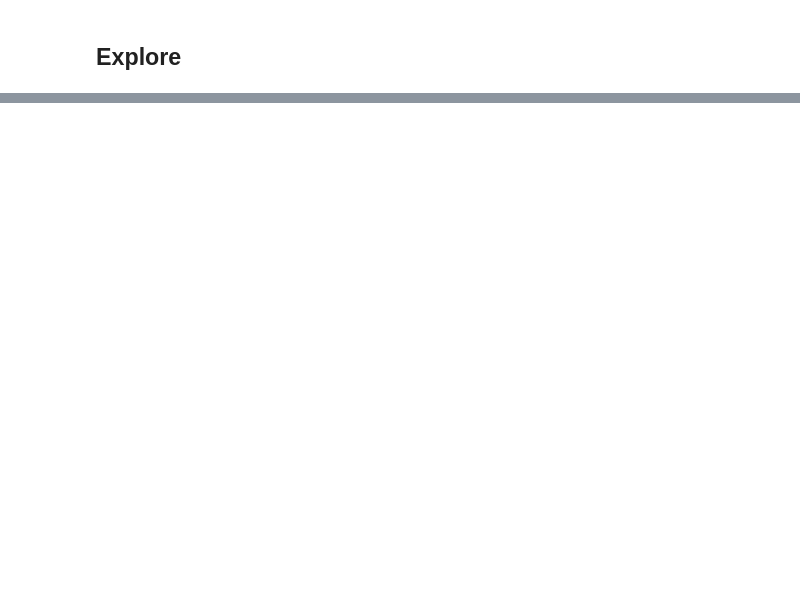
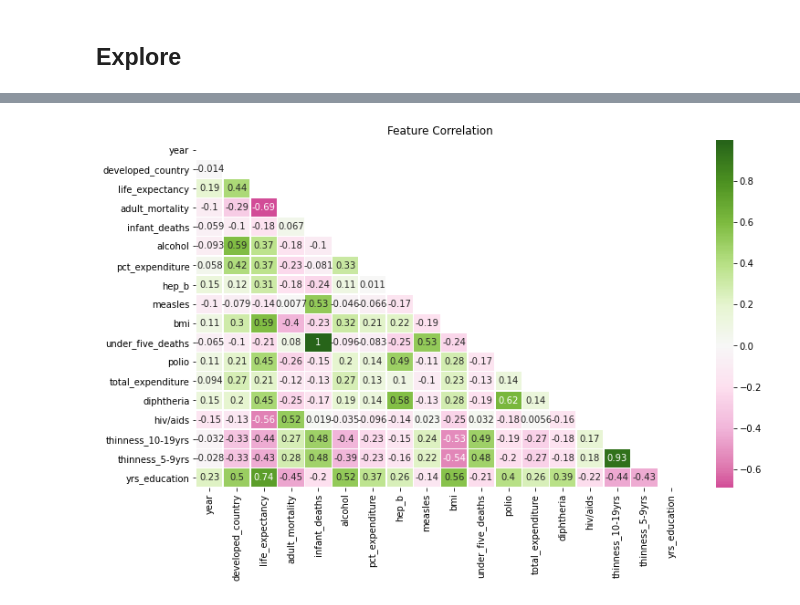
Before and after one commit to DesireeMcElroy/life-expectancy-project, a Jupyter notebook: life_expectancy.ipynb, the cells around one changed output, grey strips where cells are left out. Cells and saved outputs as stored; diff of their text form; code cells hidden in the pictures; blank space fills up the shorter version.

```diff
--- a/life_expectancy.ipynb
+++ b/life_expectancy.ipynb
@@ -220 +176,4 @@ df.dropna(inplace=True)
+# %%
+# handle the nulls using the function I created for the dataframe
+df = wrangle.handle_who_nulls(df)
 # %%
@@ -288,0 +208,3 @@ def robust_scaler(X_train, X_validate, X_test, numeric_cols):
+# %%
+# split data for exploration and scaling
+train, validate, test = wrangle.split_data(df)
@@ -288,0 +215,10 @@ def robust_scaler(X_train, X_validate, X_test, numeric_cols):
+# %%
+# use robust scaler on my dataframe, using robust because some of the data is skewed and
+# has some outliers that cannot be addressed
+
+# assign the columns I want to scale
+numeric_cols = ['year', 'adult_mortality', 'infant_deaths', 'pct_expenditure',
+               'measles', 'under_five_deaths', 'yrs_education']
+
+# use my robust scaler function to scaled my X dataframes
+train_scaled, validate_scaled, test_scaled, numeric_cols = wrangle.robust_scaler(train, validate, test, numeric_cols)
@@ -290,0 +331,14 @@ def robust_scaler(X_train, X_validate, X_test, numeric_cols):
+# %%
+# take a look at a corner heatmap to assess correlation of independent and dependent variables
+numerical = train_scaled
+corr = numerical.corr()
+
+
+plt.figure(figsize=(12,7))
+mask = np.zeros_like(corr)
+mask[np.triu_indices_from(mask)] = True
+sns.heatmap(corr, center=0, annot=True, linewidths=.5, cmap="PiYG", mask=mask)
+plt.title('Feature Correlation')
+plt.show()
+# %% [output]
+[figure, added]
```
Also changed, not shown: parts of 29 cells of this notebook.
